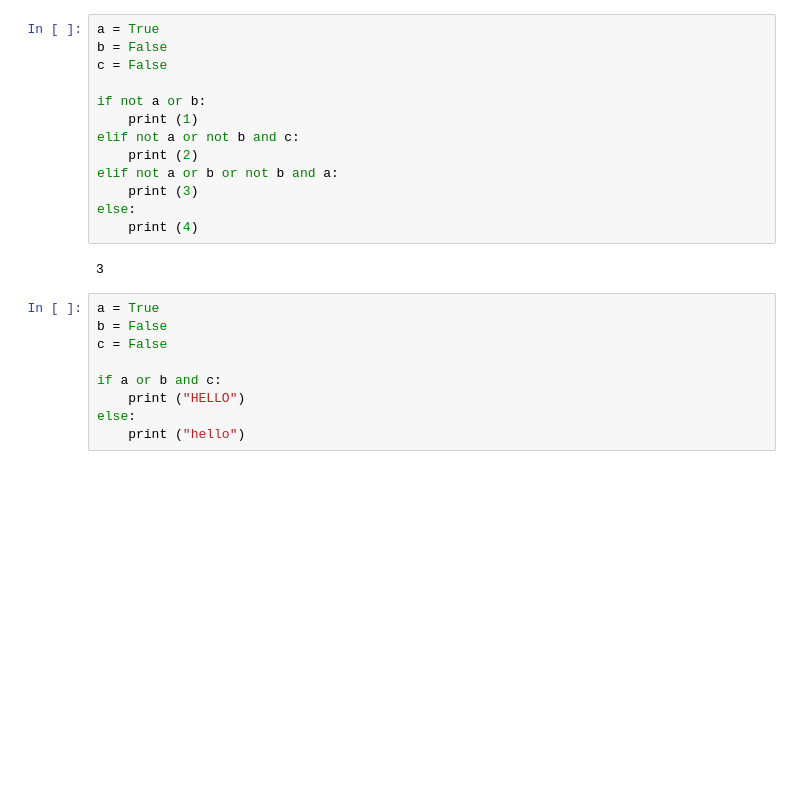
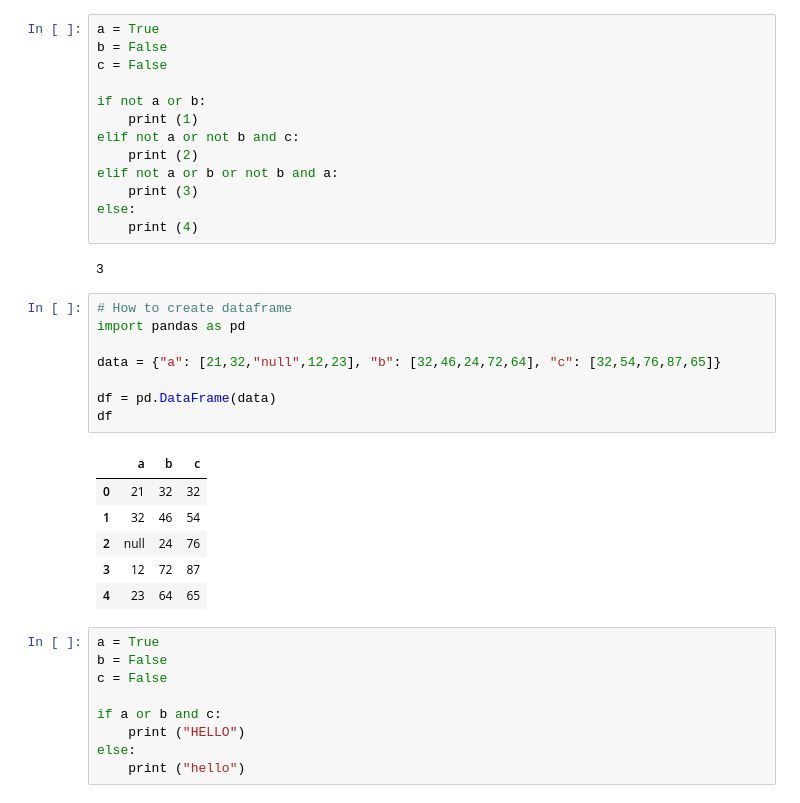
Before and after one commit to udaykbce/practice_problem_python, a Jupyter notebook: practice.ipynb, the cells around one changed output. Drawn from its saved outputs; the diff is of its cells as text; blank space fills up the shorter version.

```diff
--- a/practice.ipynb
+++ b/practice.ipynb
@@ -121,6 +121,21 @@ else:
     print (4)
 # %% [output]
 3
+# %%
+# How to create dataframe
+import pandas as pd
+
+data = {"a": [21,32,"null",12,23], "b": [32,46,24,72,64], "c": [32,54,76,87,65]}
+
+df = pd.DataFrame(data)
+df
+# %% [output]
+|  | a | b | c |
+| 0 | 21 | 32 | 32 |
+| 1 | 32 | 46 | 54 |
+| 2 | null | 24 | 76 |
+| 3 | 12 | 72 | 87 |
+| 4 | 23 | 64 | 65 |
 # %%
 a = True
 b = False
```
